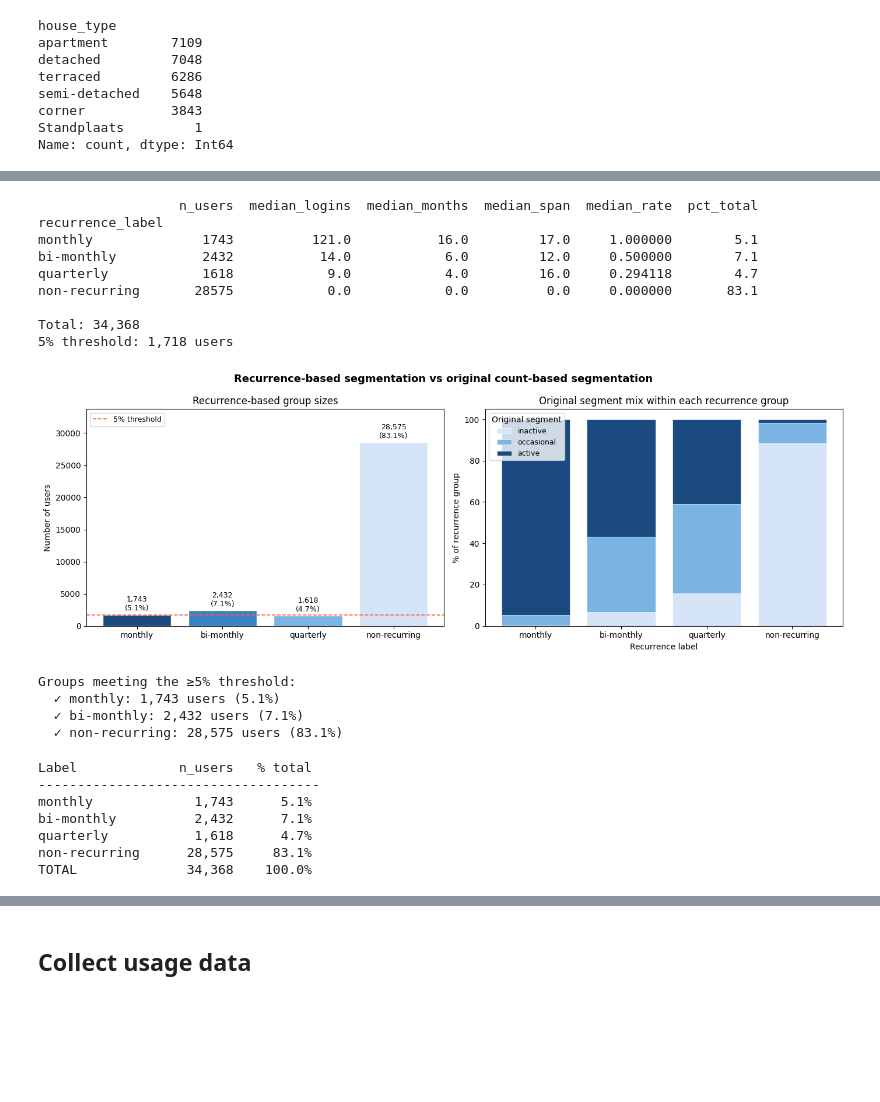
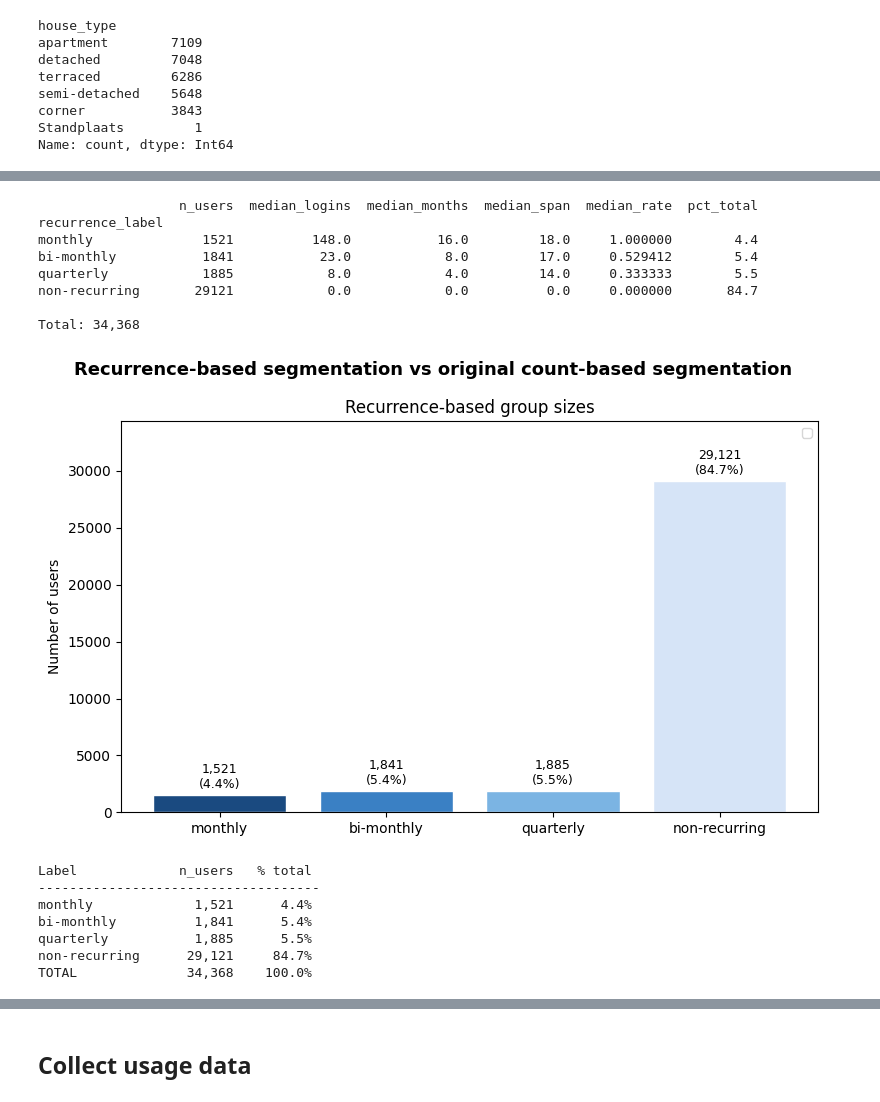
Before and after one commit to Gijsbertbas/swa, a Jupyter notebook: notebooks/impactanalyse.ipynb, the cells around one changed output, grey strips where cells are left out. Cells and saved outputs as stored; diff of their text form; code cells hidden in the pictures; blank space fills up the shorter version.

```diff
--- a/notebooks/impactanalyse.ipynb
+++ b/notebooks/impactanalyse.ipynb
@@ -29,6 +36,9 @@ from io import BytesIO
 %matplotlib inline
 # %%
 session = boto3.Session(profile_name='SA', region_name='eu-central-1')
+# %%
+EVALUATION_START = '2024-11-01'
+EVALUATION_END = '2026-04-01'
 # %%
 POSTHOG_QUERY= """SELECT up.timestamp, up.properties, up.distinct_id
 FROM usage.posthog up
@@ -651,11 +472,11 @@ def recurrence_label(row):
         return 'quarterly'
     return 'non-recurring'
 
-users2['recurrence_label'] = users2.apply(recurrence_label, axis=1)
+users['recurrence_label'] = users.apply(recurrence_label, axis=1)
 
 # ── Summary ───────────────────────────────────────────────────────────────────
 summary = (
-    users2.groupby('recurrence_label')
+    users.groupby('recurrence_label')
     .agg(
         n_users        = ('id', 'count'),
         median_logins  = ('n_logins', 'median'),
@@ -670,83 +491,42 @@ summary = summary.reindex(label_order)
 print(summary.to_string())
 
 print(f"\nTotal: {TOTAL_USERS:,}")
-print(f"5% threshold: {TOTAL_USERS * 0.05:,.0f} users")
 # %% [output]
                   n_users  median_logins  median_months  median_span  median_rate  pct_total
 recurrence_label
-monthly              1743          121.0           16.0         17.0     1.000000        5.1
-bi-monthly           2432           14.0            6.0         12.0     0.500000        7.1
-quarterly            1618            9.0            4.0         16.0     0.294118        4.7
-non-recurring       28575            0.0            0.0          0.0     0.000000       83.1
+monthly              1521          148.0           16.0         18.0     1.000000        4.4
+bi-monthly           1841           23.0            8.0         17.0     0.529412        5.4
+quarterly            1885            8.0            4.0         14.0     0.333333        5.5
+non-recurring       29121            0.0            0.0          0.0     0.000000       84.7
 
 Total: 34,368
-5% threshold: 1,718 users
 # %%
-# ── Visual comparison: recurrence groups vs original active/inactive ───────────
-fig, axes = plt.subplots(1, 2, figsize=(14, 5))
+# ── Visual comparison: recurrence groups ───────────
+fig, ax = plt.subplots(1, 1, figsize=(8, 5))
 fig.suptitle('Recurrence-based segmentation vs original count-based segmentation',
              fontsize=13, fontweight='bold')
 
 recur_colors = {
     'monthly':       '#1a4a80',
     'bi-monthly':    '#3a80c4',
     'quarterly':     '#7bb4e3',
     'non-recurring': '#d6e4f7',
 }
 recur_order = ['monthly', 'bi-monthly', 'quarterly', 'non-recurring']
 
 # Left: recurrence group sizes
-ax = axes[0]
-counts = users2['recurrence_label'].value_counts().reindex(recur_order, fill_value=0)
+counts = users['recurrence_label'].value_counts().reindex(recur_order, fill_value=0)
 bars = ax.bar(recur_order, counts, color=[recur_colors[l] for l in recur_order], edgecolor='white')
 ax.bar_label(bars, labels=[f"{v:,}\n({v/TOTAL_USERS:.1%})" for v in counts], padding=3, fontsize=9)
-ax.axhline(TOTAL_USERS * MIN_PCT, color='tomato', linestyle='--', linewidth=1.2, label='5% threshold')
 ax.set_ylabel('Number of users')
 ax.set_title('Recurrence-based group sizes')
 ax.legend(fontsize=9)
 ax.set_ylim(0, counts.max() * 1.18)
 
-# Right: cross-tab — recurrence label vs original segment
-ax = axes[1]
-cross = (
-    users2.groupby(['recurrence_label', 'segment'])['id']
-    .count()
-    .unstack('segment')
-    .reindex(recur_order)
-    .fillna(0)
-    .astype(int)
-)
-# show as % of row
-cross_pct = cross.div(cross.sum(axis=1), axis=0) * 100
-orig_colors = {'inactive': '#d6e4f7', 'occasional': '#7bb4e3', 'active': '#1a4a80'}
-bottom = np.zeros(len(cross_pct))
-for seg, color in orig_colors.items():
-    if seg in cross_pct.columns:
-        vals = cross_pct[seg].values
-        bars = ax.bar(recur_order, vals, bottom=bottom,
-                      label=seg, color=color, edgecolor='white', linewidth=0.4)
-        bottom += vals
-ax.set_ylabel('% of recurrence group')
-ax.set_xlabel('Recurrence label')
-ax.set_title('Original segment mix within each recurrence group')
-ax.legend(title='Original segment', fontsize=9)
-
 plt.tight_layout()
 plt.show()
-
-# ── Which recurrence group(s) meet the 5% threshold? ──────────────────────────
-print("\nGroups meeting the ≥5% threshold:")
-for label in recur_order:
-    n = (users2['recurrence_label'] == label).sum()
-    pct = n / TOTAL_USERS
-    if pct >= MIN_PCT:
-        print(f"  ✓ {label}: {n:,} users ({pct:.1%})")
 # %% [output]
-[figure, old version]
+[figure, new version]
-Groups meeting the ≥5% threshold:
-  ✓ monthly: 1,743 users (5.1%)
-  ✓ bi-monthly: 2,432 users (7.1%)
-  ✓ non-recurring: 28,575 users (83.1%)
 # %%
 # ── Assign exclusive recurrence label (strictest match wins) ─────────────────
 # Each user gets the one level they best qualify for.
@@ -763,10 +543,10 @@ def assign_recurrence_excl(row):
         return 'quarterly'
     return 'non-recurring'
 
-users2['recurrence_excl'] = users2.apply(assign_recurrence_excl, axis=1)
+users['recurrence_excl'] = users.apply(assign_recurrence_excl, axis=1)
 
 recur_order_excl = ['monthly', 'bi-monthly', 'quarterly', 'non-recurring']
-counts = users2['recurrence_excl'].value_counts().reindex(recur_order_excl, fill_value=0)
+counts = users['recurrence_excl'].value_counts().reindex(recur_order_excl, fill_value=0)
 print(f"{'Label':<16} {'n_users':>8}  {'% total':>8}")
 print("-" * 36)
 for label in recur_order_excl:
@@ -776,10 +556,10 @@ print(f"{'TOTAL':<16} {TOTAL_USERS:>8,}  {'100.0%':>8}")
 # %% [output]
 Label             n_users   % total
 ------------------------------------
-monthly             1,743      5.1%
-bi-monthly          2,432      7.1%
-quarterly           1,618      4.7%
-non-recurring      28,575     83.1%
+monthly             1,521      4.4%
+bi-monthly          1,841      5.4%
+quarterly           1,885      5.5%
+non-recurring      29,121     84.7%
 TOTAL              34,368    100.0%
 # %%
 # ── House type × exclusive recurrence comparison (style of cell 19) ───────────
```
Also changed, not shown: parts of 28 cells of this notebook, 4 other files.
